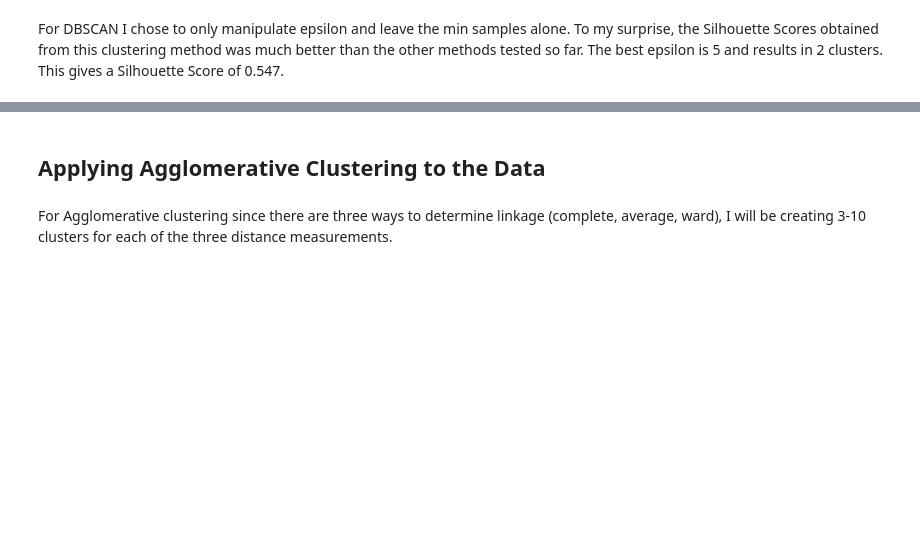
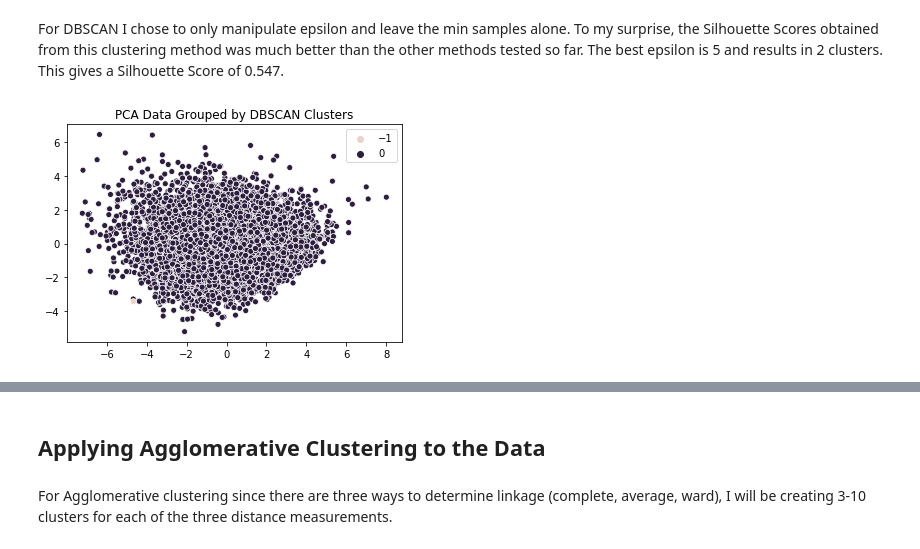
Before and after one commit to jhl126/For-Fun-LoL-Data, a Jupyter notebook: LoL Blue Wins Clustering.ipynb, the cells around one changed output, grey strips where cells are left out. Drawn from its saved outputs; the diff is of its cells as text; code cells hidden in the pictures; blank space fills up the shorter version.

```diff
--- a/LoL Blue Wins Clustering.ipynb
+++ b/LoL Blue Wins Clustering.ipynb
@@ -281,3 +303,13 @@ The number of clusters when epsilon = 5 is: 2
 [interactive output not drawn]
 # %% [markdown]
 For DBSCAN I chose to only manipulate epsilon and leave the min samples alone. To my surprise, the Silhouette Scores obtained from this clustering method was much better than the other methods tested so far. The best epsilon is 5 and results in 2 clusters. This gives a Silhouette Score of 0.547.
+# %%
+db = DBSCAN(eps=5)
+clusters = db.fit_predict(X_pca)
+sns.scatterplot(
+    X_pca[:, 0], X_pca[:, 1], hue=clusters,
+)
+plt.title("PCA Data Grouped by DBSCAN Clusters")
+plt.show()
+# %% [output]
+[figure, added]
```
Also changed, not shown: parts of 6 cells of this notebook.
